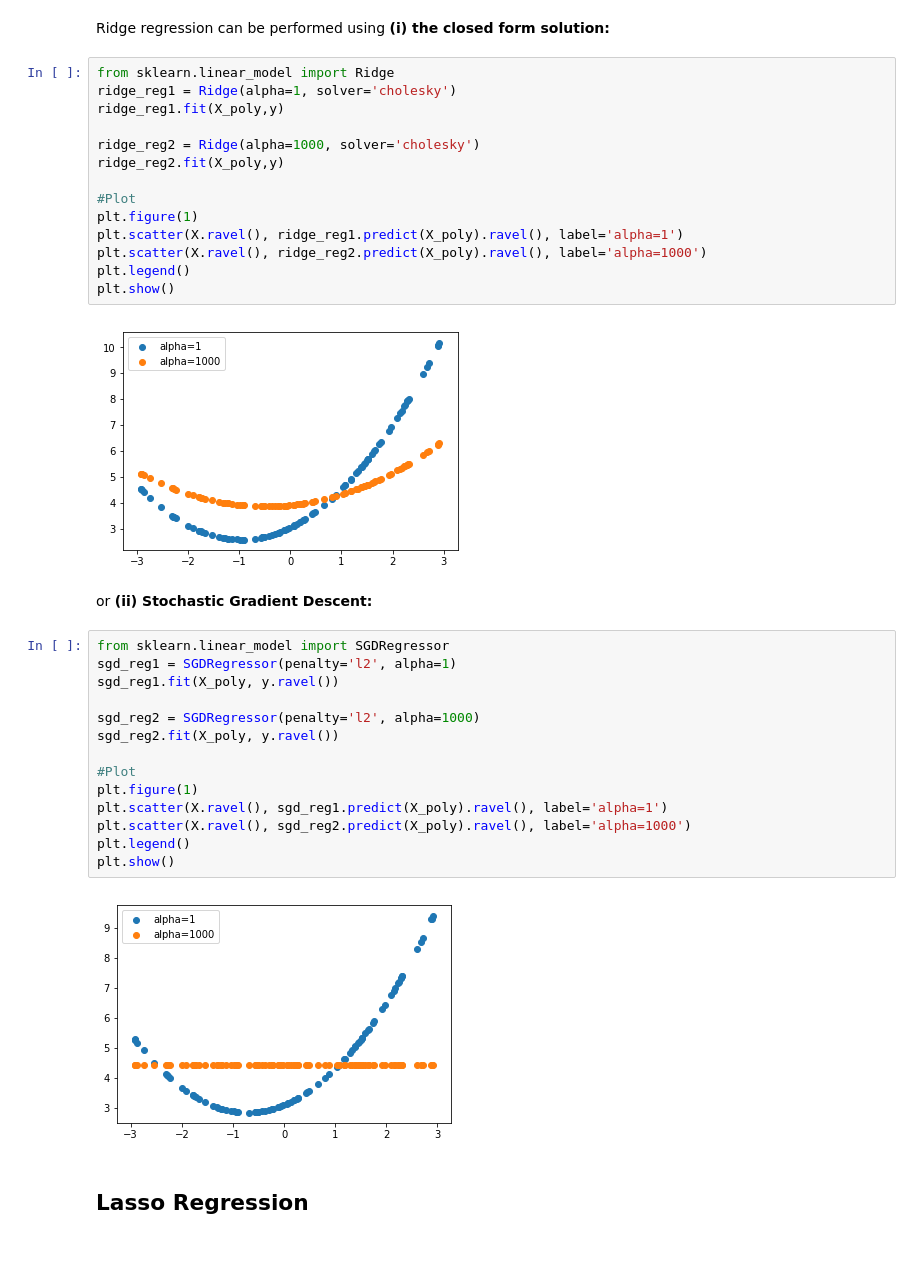
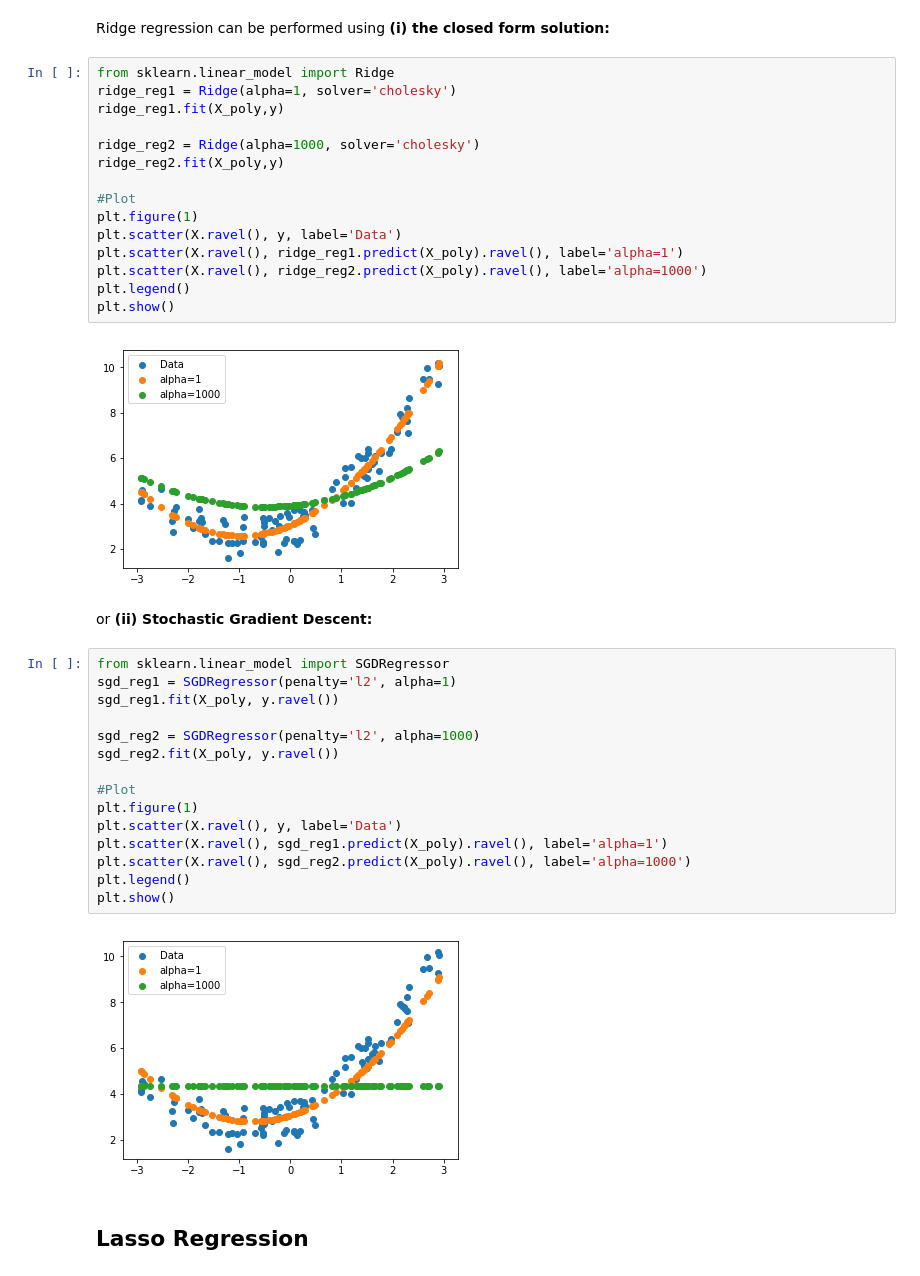
Before and after one commit to lukepolson/Machine-Learning, a Jupyter notebook: Chapter4.ipynb, the cells around one changed output. Cells and saved outputs as stored; diff of their text form.

```diff
--- a/Chapter4.ipynb
+++ b/Chapter4.ipynb
@@ -333,30 +336,32 @@ ridge_reg2.fit(X_poly,y)
 
 #Plot
 plt.figure(1)
+plt.scatter(X.ravel(), y, label='Data')
 plt.scatter(X.ravel(), ridge_reg1.predict(X_poly).ravel(), label='alpha=1')
 plt.scatter(X.ravel(), ridge_reg2.predict(X_poly).ravel(), label='alpha=1000')
 plt.legend()
 plt.show()
 # %% [output]
-[figure, old version]
+[figure, new version]
 # %% [markdown]
 or **(ii) Stochastic Gradient Descent:**
 # %%
 from sklearn.linear_model import SGDRegressor
 sgd_reg1 = SGDRegressor(penalty='l2', alpha=1)
 sgd_reg1.fit(X_poly, y.ravel())
 
 sgd_reg2 = SGDRegressor(penalty='l2', alpha=1000)
 sgd_reg2.fit(X_poly, y.ravel())
 
 #Plot
 plt.figure(1)
+plt.scatter(X.ravel(), y, label='Data')
 plt.scatter(X.ravel(), sgd_reg1.predict(X_poly).ravel(), label='alpha=1')
 plt.scatter(X.ravel(), sgd_reg2.predict(X_poly).ravel(), label='alpha=1000')
 plt.legend()
 plt.show()
 # %% [output]
-[figure, old version]
+[figure, new version]
 # %% [markdown]
 ## Lasso Regression
 # %% [markdown]
```
Also changed, not shown: parts of 20 cells of this notebook.
